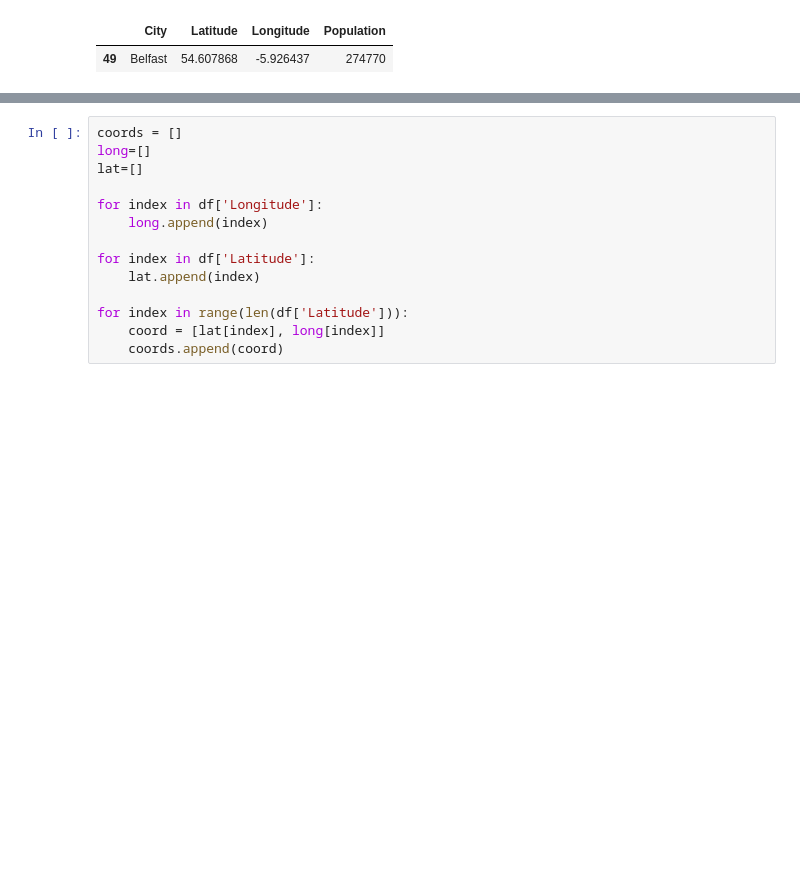
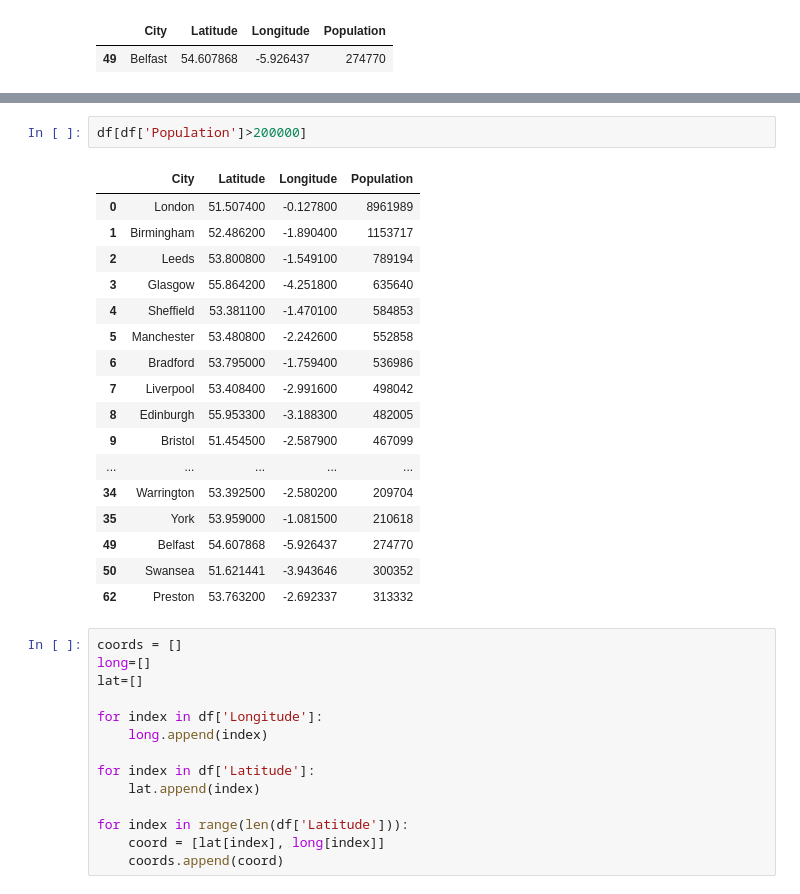
Before and after one commit to winnie-2018/python_sub_studies, a Jupyter notebook: UK Cities/UK_cities.ipynb, the cells around one changed output, grey strips where cells are left out. Drawn from its saved outputs; the diff is of its cells as text; blank space fills up the shorter version.

```diff
--- a/UK Cities/UK_cities.ipynb
+++ b/UK Cities/UK_cities.ipynb
@@ -146,3 +141,23 @@ print(q1, mean, q3, min, max)
+# %%
+df[df['Population']>200000]
+# %% [output]
+|  | City | Latitude | Longitude | Population |
+| 0 | London | 51.507400 | -0.127800 | 8961989 |
+| 1 | Birmingham | 52.486200 | -1.890400 | 1153717 |
+| 2 | Leeds | 53.800800 | -1.549100 | 789194 |
+| 3 | Glasgow | 55.864200 | -4.251800 | 635640 |
+| 4 | Sheffield | 53.381100 | -1.470100 | 584853 |
+| 5 | Manchester | 53.480800 | -2.242600 | 552858 |
+| 6 | Bradford | 53.795000 | -1.759400 | 536986 |
+| 7 | Liverpool | 53.408400 | -2.991600 | 498042 |
+| 8 | Edinburgh | 55.953300 | -3.188300 | 482005 |
+| 9 | Bristol | 51.454500 | -2.587900 | 467099 |
+| ... | ... | ... | ... | ... |
+| 34 | Warrington | 53.392500 | -2.580200 | 209704 |
+| 35 | York | 53.959000 | -1.081500 | 210618 |
+| 49 | Belfast | 54.607868 | -5.926437 | 274770 |
+| 50 | Swansea | 51.621441 | -3.943646 | 300352 |
+| 62 | Preston | 53.763200 | -2.692337 | 313332 |
 # %%
 coords = []
 long=[]
```
Also changed, not shown: parts of 7 cells of this notebook, 1 other file.
